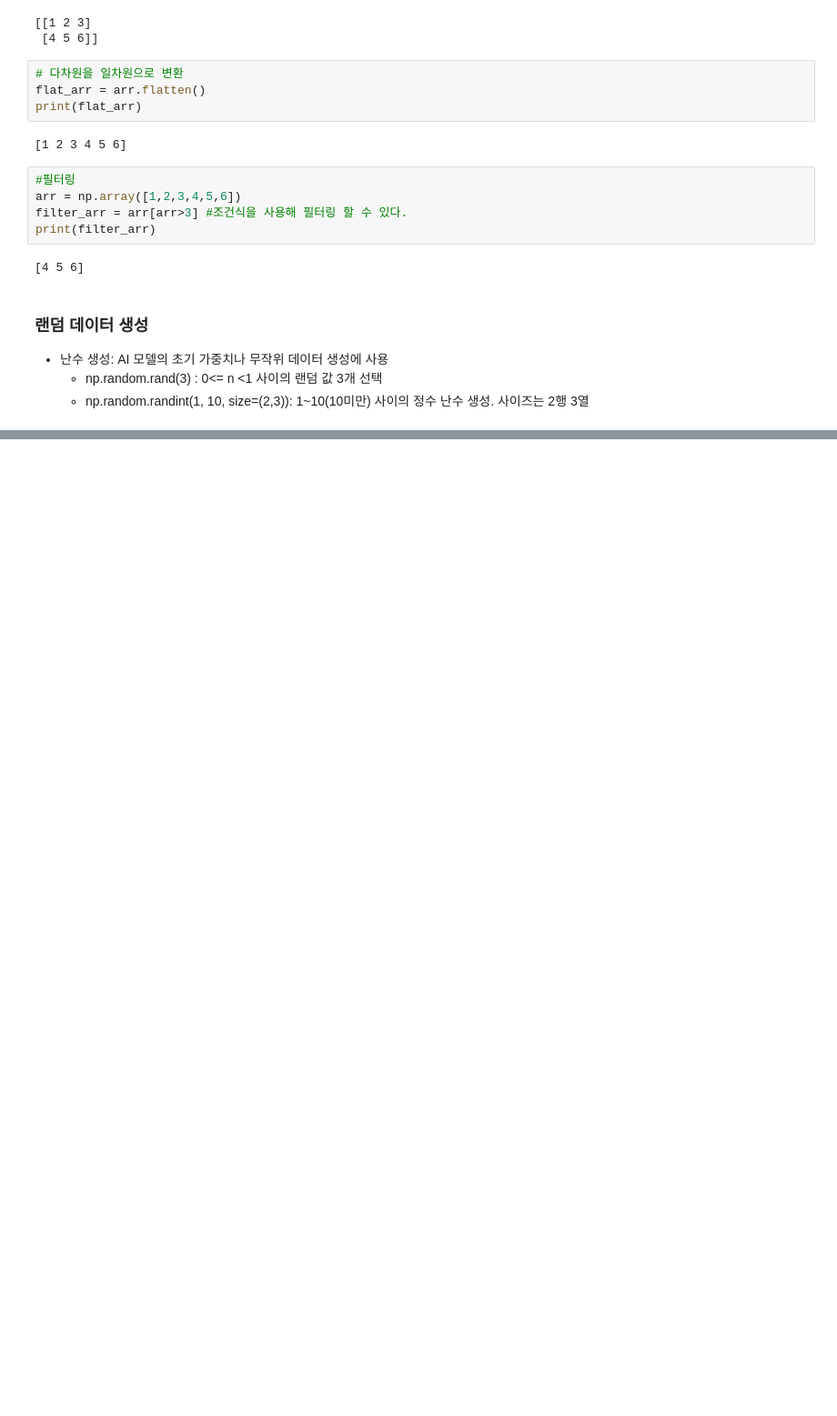
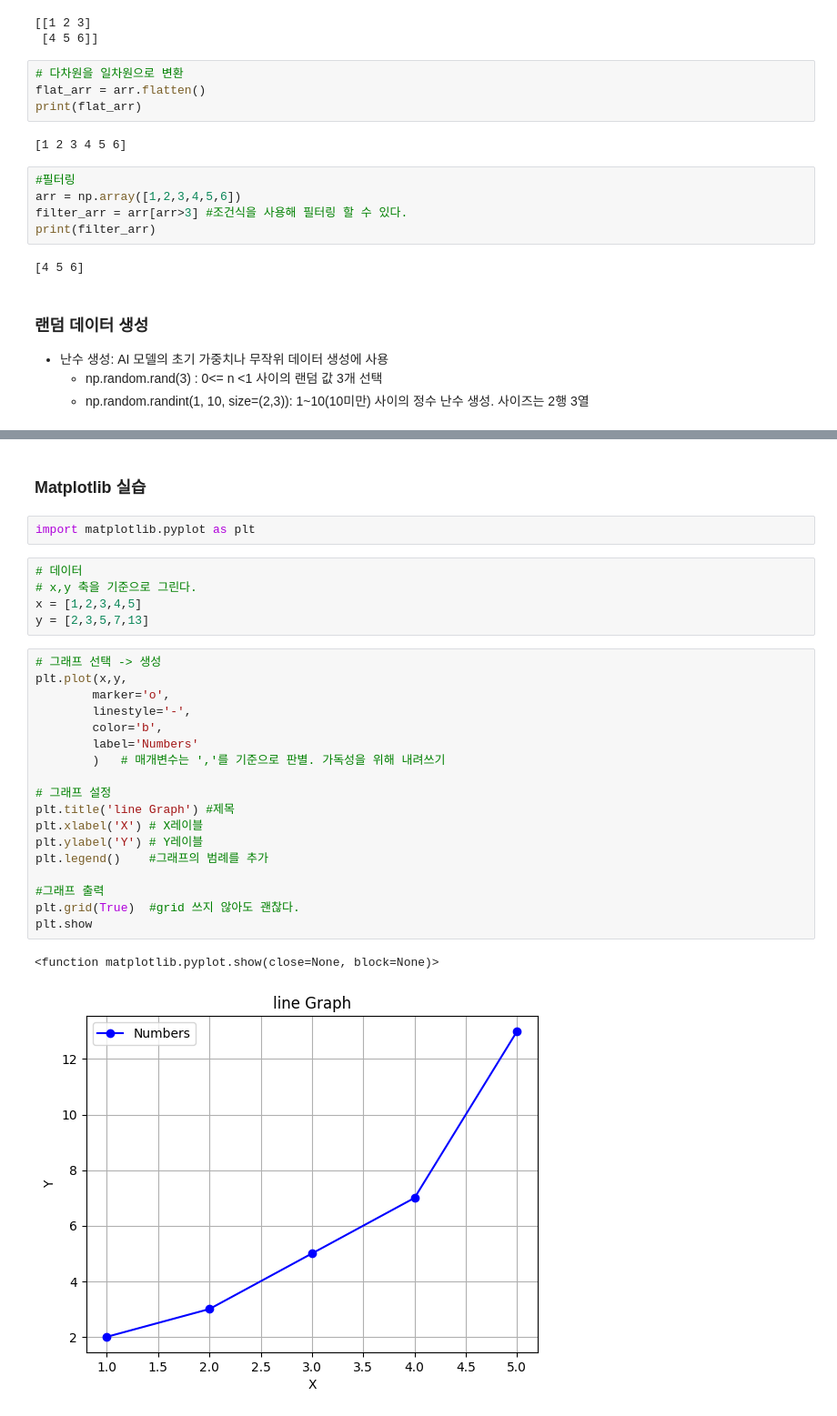
Before and after one commit to powder1122/Sk-Study, a Jupyter notebook: study_June/study_0613.ipynb, the cells around one changed output, grey strips where cells are left out. Shown: that part at 91% size. Cells and saved outputs as stored; diff of their text form; blank space fills up the shorter version.

```diff
--- a/study_June/study_0613.ipynb
+++ b/study_June/study_0613.ipynb
@@ -154,0 +901,30 @@ print(ran_val2)
+# %% [markdown]
+### Matplotlib 실습
+# %%
+import matplotlib.pyplot as plt
+# %%
+# 데이터
+# x,y 축을 기준으로 그린다.
+x = [1,2,3,4,5]
+y = [2,3,5,7,13]
+# %%
+# 그래프 선택 -> 생성
+plt.plot(x,y,
+        marker='o',
+        linestyle='-',
+        color='b',
+        label='Numbers'
+        )   # 매개변수는 ','를 기준으로 판별. 가독성을 위해 내려쓰기
+
+# 그래프 설정
+plt.title('line Graph') #제목
+plt.xlabel('X') # X레이블
+plt.ylabel('Y') # Y레이블
+plt.legend()    #그래프의 범례를 추가
+
+#그래프 출력
+plt.grid(True)  #grid 쓰지 않아도 괜찮다.
+plt.show
+# %% [output]
+<function matplotlib.pyplot.show(close=None, block=None)>
+[figure, added]
```
Also changed, not shown: parts of 77 cells of this notebook, 4 other files.
